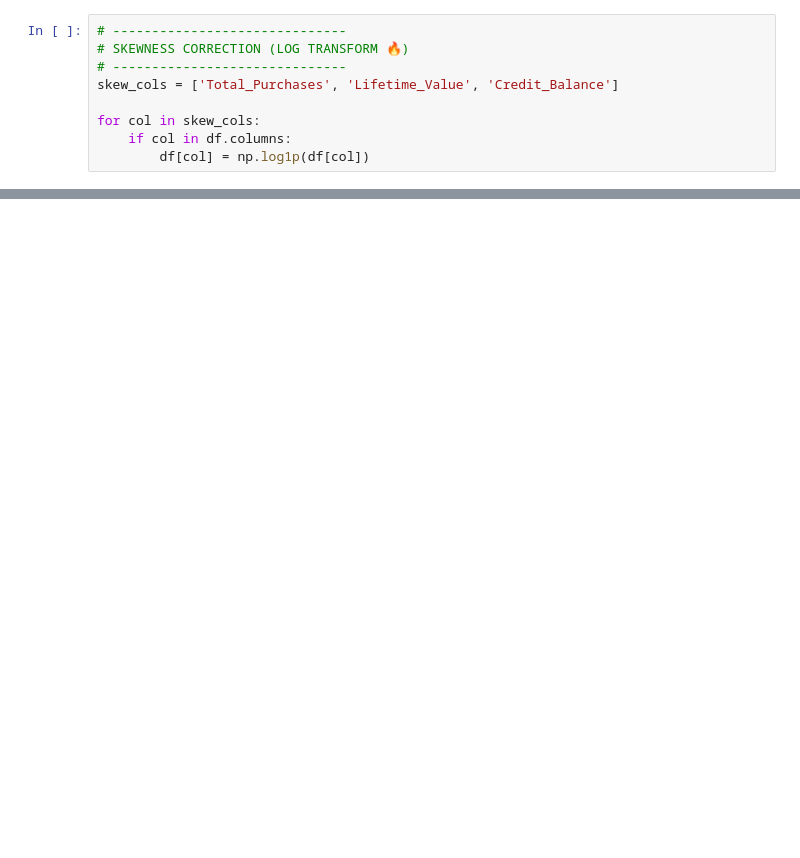
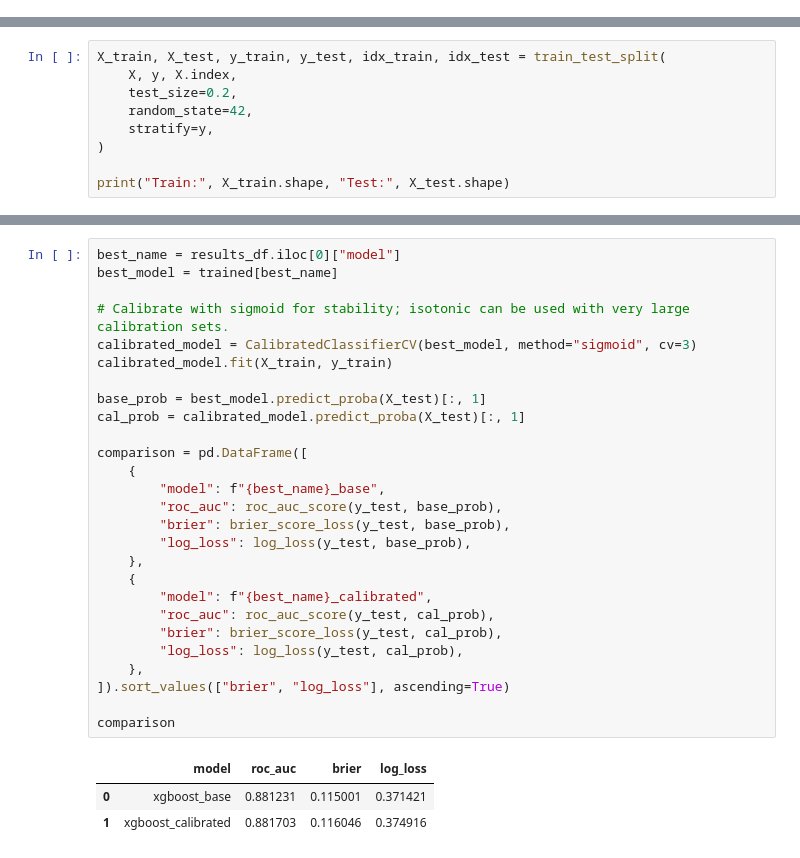
Before and after one commit to garvchanana/RetainIQ, a Jupyter notebook: notebooks/analysis.ipynb, the cells around one changed output, grey strips where cells are left out. Saved outputs shown, nothing was run; the diff lists cells and outputs as text; blank space fills up the shorter version.

```diff
--- a/notebooks/analysis.ipynb
+++ b/notebooks/analysis.ipynb
@@ -116,9 +0,0 @@ for col in num_cols:
-# %%
-# ------------------------------
-# SKEWNESS CORRECTION (LOG TRANSFORM 🔥)
-# ------------------------------
-skew_cols = ['Total_Purchases', 'Lifetime_Value', 'Credit_Balance']
-
-for col in skew_cols:
-    if col in df.columns:
-        df[col] = np.log1p(df[col])
@@ -528,0 +130,9 @@ df[['churn_probability', 'segment_label']].to_csv(
+# %%
+X_train, X_test, y_train, y_test, idx_train, idx_test = train_test_split(
+    X, y, X.index,
+    test_size=0.2,
+    random_state=42,
+    stratify=y,
+)
+
+print("Train:", X_train.shape, "Test:", X_test.shape)
@@ -528,0 +202,31 @@ df[['churn_probability', 'segment_label']].to_csv(
+# %%
+best_name = results_df.iloc[0]["model"]
+best_model = trained[best_name]
+
+# Calibrate with sigmoid for stability; isotonic can be used with very large calibration sets.
+calibrated_model = CalibratedClassifierCV(best_model, method="sigmoid", cv=3)
+calibrated_model.fit(X_train, y_train)
+
+base_prob = best_model.predict_proba(X_test)[:, 1]
+cal_prob = calibrated_model.predict_proba(X_test)[:, 1]
+
+comparison = pd.DataFrame([
+    {
+        "model": f"{best_name}_base",
+        "roc_auc": roc_auc_score(y_test, base_prob),
+        "brier": brier_score_loss(y_test, base_prob),
+        "log_loss": log_loss(y_test, base_prob),
+    },
+    {
+        "model": f"{best_name}_calibrated",
+        "roc_auc": roc_auc_score(y_test, cal_prob),
+        "brier": brier_score_loss(y_test, cal_prob),
+        "log_loss": log_loss(y_test, cal_prob),
+    },
+]).sort_values(["brier", "log_loss"], ascending=True)
+
+comparison
+# %% [output]
+|  | model | roc_auc | brier | log_loss |
+| 0 | xgboost_base | 0.881231 | 0.115001 | 0.371421 |
+| 1 | xgboost_calibrated | 0.881703 | 0.116046 | 0.374916 |
```
Also changed, not shown: parts of 52 cells of this notebook, 21 other files.
